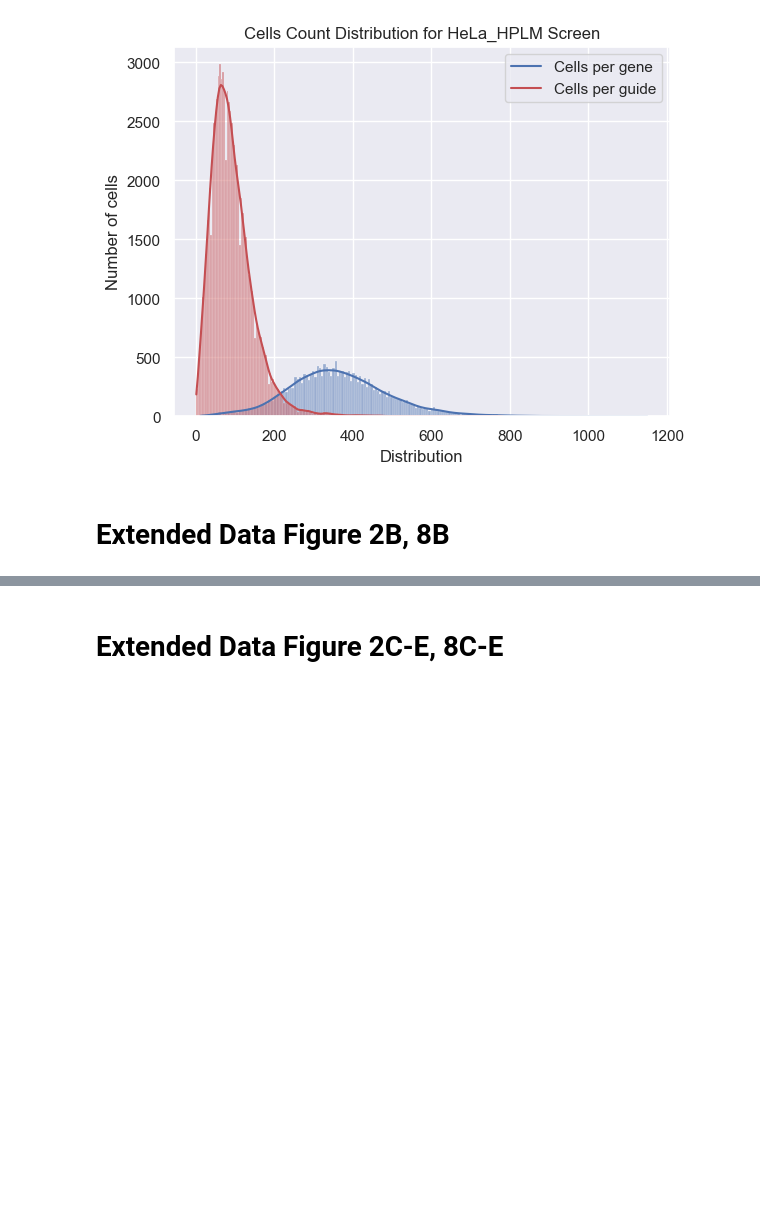
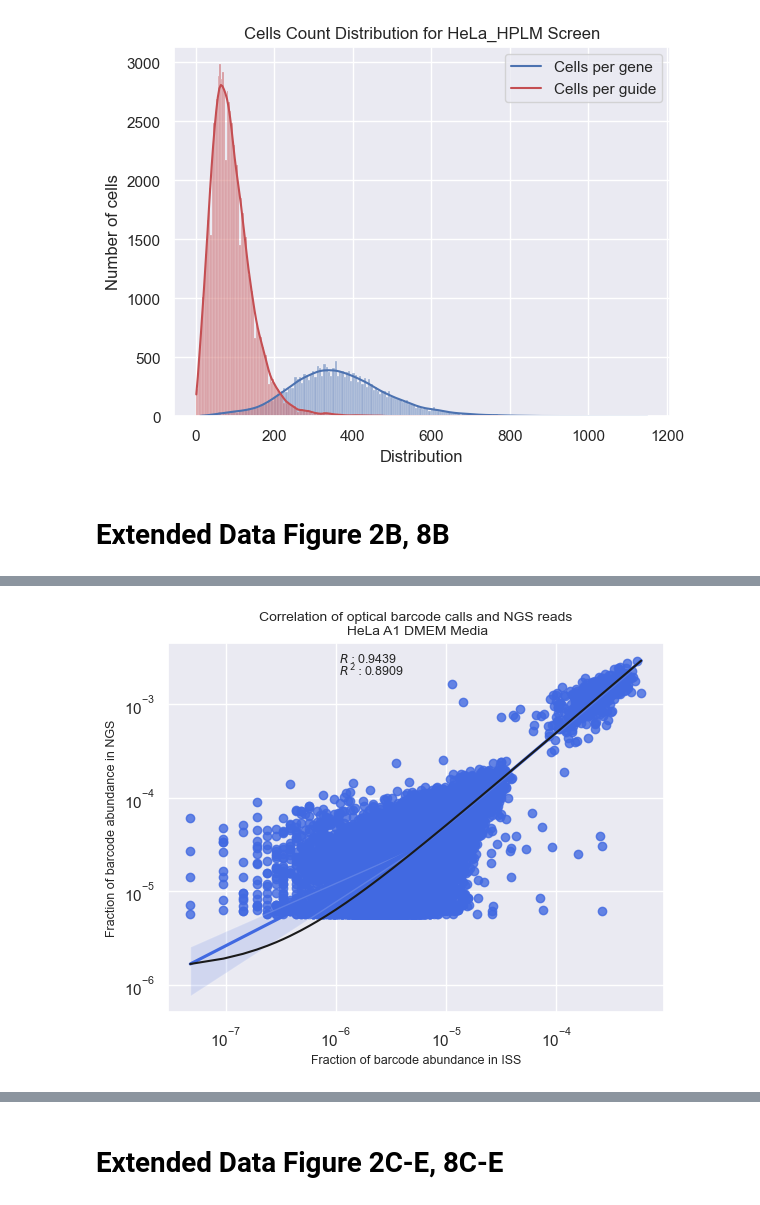
Before and after one commit to broadinstitute/2022_PERISCOPE, a Jupyter notebook: Extended_Data_2_and_8/Cell_Count_Distribution.ipynb, the cells around one changed output, grey strips where cells are left out. Cells and saved outputs as stored; diff of their text form; code cells hidden in the pictures; blank space fills up the shorter version.

```diff
--- a/Extended_Data_2_and_8/Cell_Count_Distribution.ipynb
+++ b/Extended_Data_2_and_8/Cell_Count_Distribution.ipynb
@@ -380,3 +420,10 @@ plot_scatter('DMEM', HeLa_DMEM_Merged['Fraction_x'],HeLa_DMEM_Merged['Fraction_y
+# %%
+# Generate guide abundance correlation plots for HeLa DMEM Samples with log scale axes
+plt.title('Correlation of optical barcode calls and NGS reads\n HeLa A1 DMEM Media', fontsize='10')
+#plt.ticklabel_format(axis="both", style="sci", scilimits=(-4,-4))
+plot_scatter('DMEM', HeLa_DMEM_Merged['Fraction_x'],HeLa_DMEM_Merged['Fraction_y'],'Fraction of barcode abundance in ISS','Fraction of barcode abundance in NGS',False,False,0.000001,.0028,0.000001,.002,plotlog=True)
+# %% [output]
+[figure, added]
 # %%
 # Generate guide abundance correlation plots for HeLa HPLM Samples
 plt.title('Correlation of optical barcode calls and NGS reads\n HeLa A1 HPLM Media', fontsize='10')
```
Also changed, not shown: parts of 13 cells of this notebook, 3 other files.
